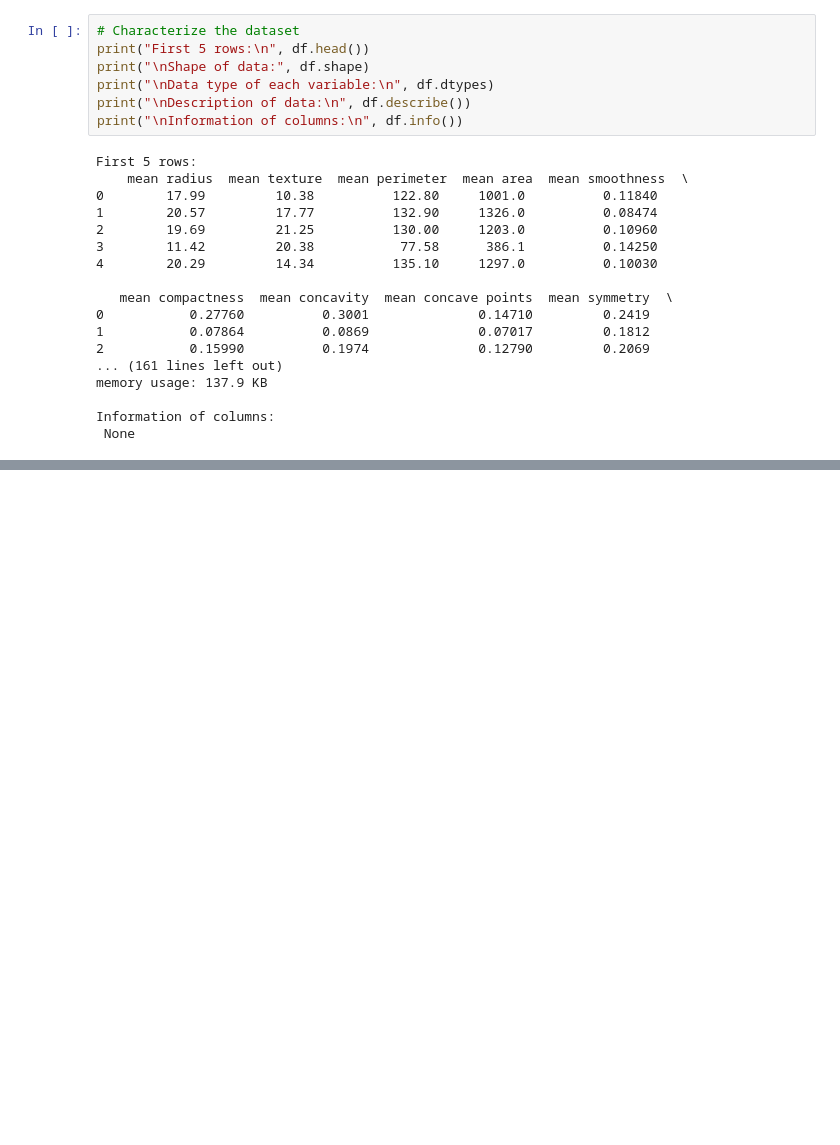
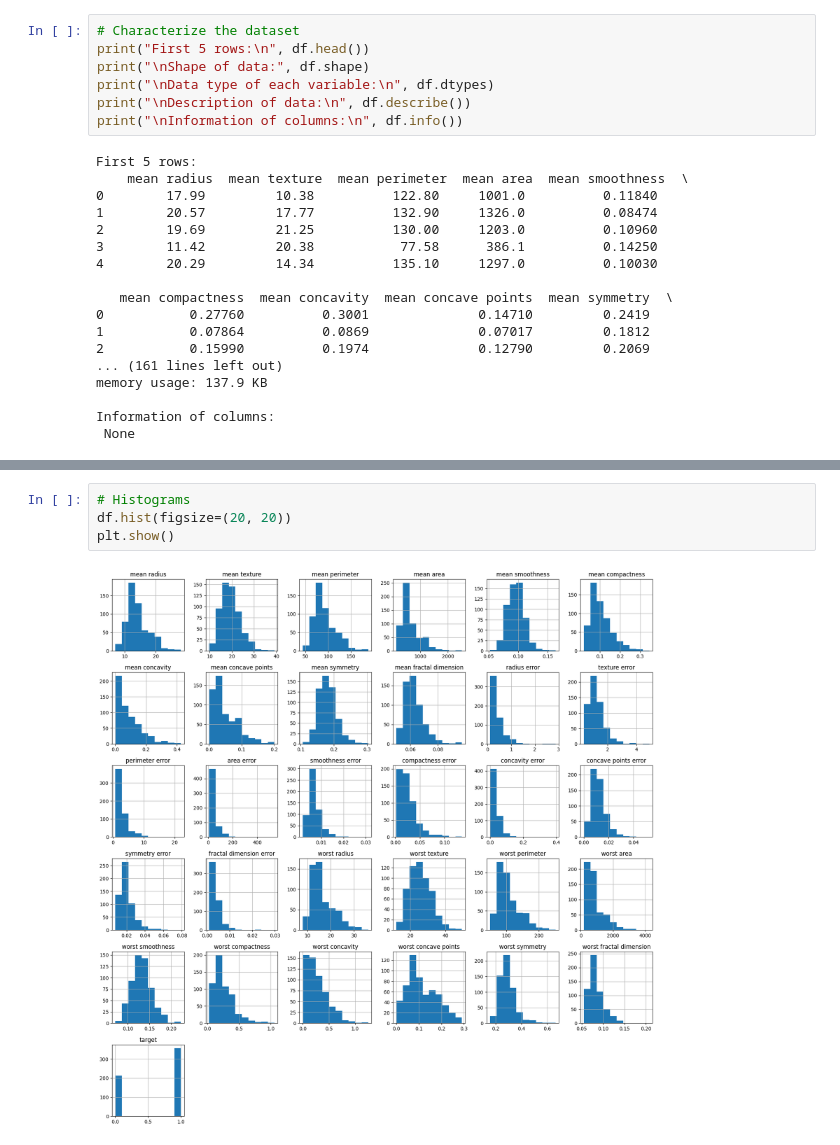
Before and after one commit to macorony/Breast_cancer_ML, a Jupyter notebook: notebooks/exploratory_analysis.ipynb, the cells around one changed output, grey strips where cells are left out. Saved outputs shown, nothing was run; the diff lists cells and outputs as text; blank space fills up the shorter version.

```diff
--- a/notebooks/exploratory_analysis.ipynb
+++ b/notebooks/exploratory_analysis.ipynb
@@ -45,0 +85,6 @@ Information of columns:
+# %%
+# Histograms
+df.hist(figsize=(20, 20))
+plt.show()
+# %% [output]
+[figure, added]
```
Also changed, not shown: parts of 6 cells of this notebook.
